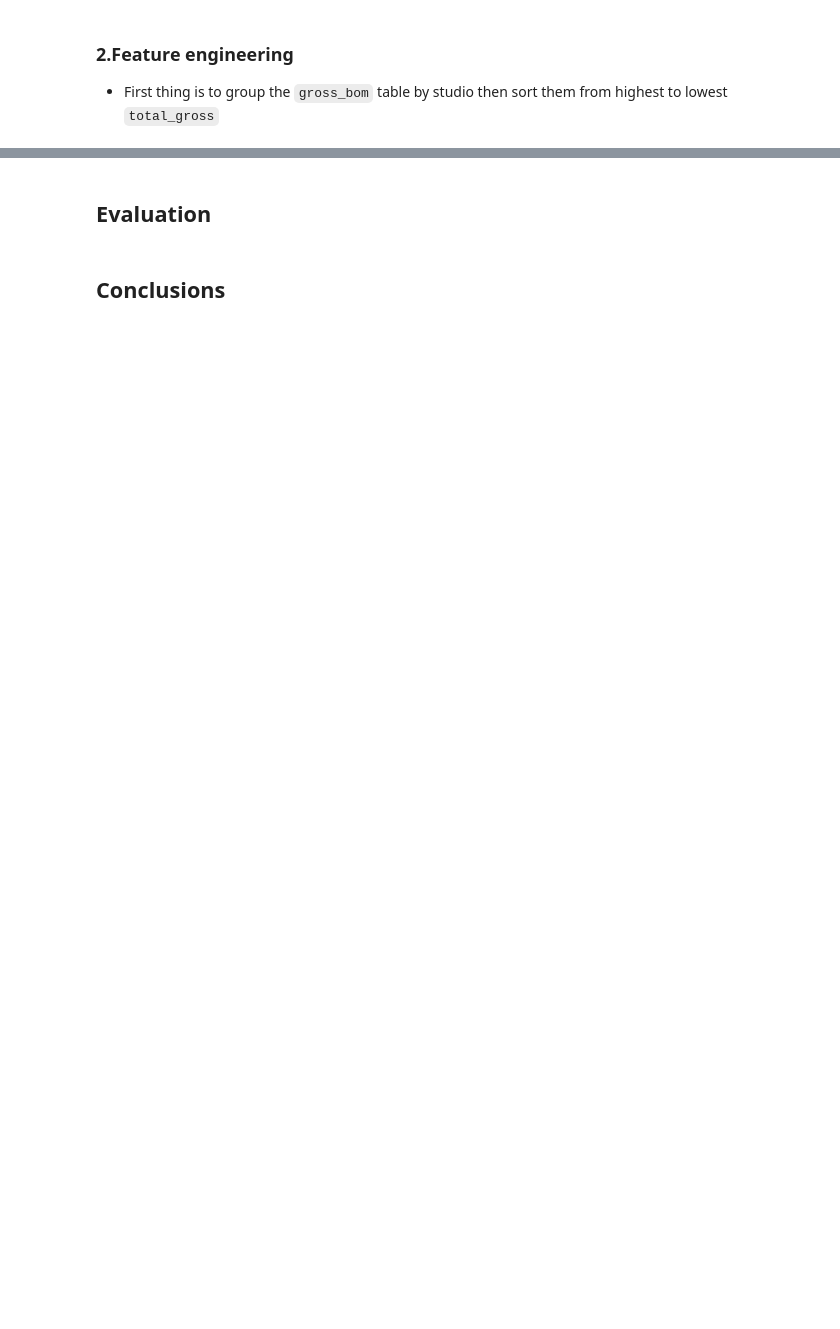
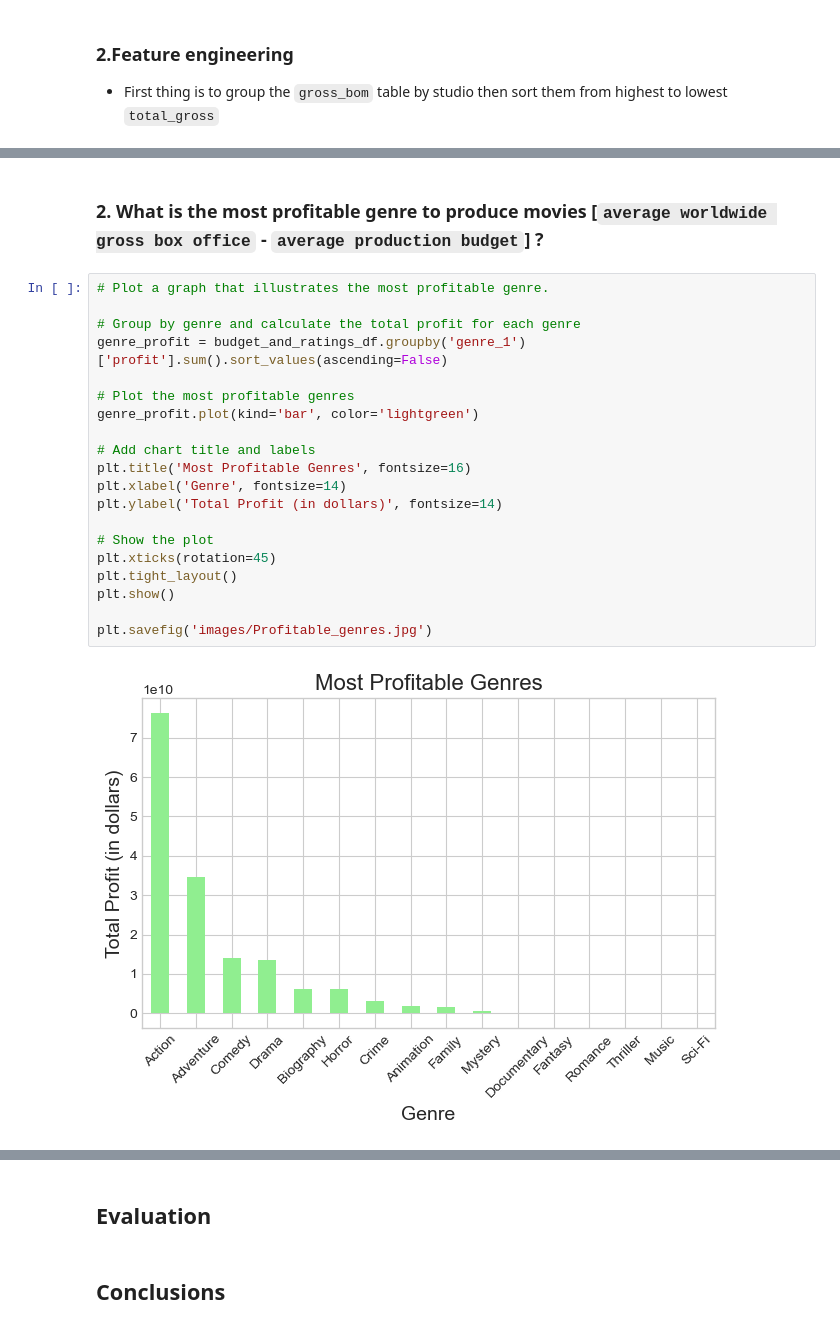
Before and after one commit to eugene-maina72/Phase-2-Project.Movie_Studio, a Jupyter notebook: notebook.ipynb, the cells around one changed output, grey strips where cells are left out. Drawn from its saved outputs; the diff is of its cells as text; blank space fills up the shorter version.

```diff
--- a/notebook.ipynb
+++ b/notebook.ipynb
@@ -521,0 +594,24 @@ print(studio.head())
+# %% [markdown]
+### 2. What is the most profitable genre to produce movies [`average worldwide gross box office` - `average production budget`] ?
+# %%
+# Plot a graph that illustrates the most profitable genre.
+
+# Group by genre and calculate the total profit for each genre
+genre_profit = budget_and_ratings_df.groupby('genre_1')['profit'].sum().sort_values(ascending=False)
+
+# Plot the most profitable genres
+genre_profit.plot(kind='bar', color='lightgreen')
+
+# Add chart title and labels
+plt.title('Most Profitable Genres', fontsize=16)
+plt.xlabel('Genre', fontsize=14)
+plt.ylabel('Total Profit (in dollars)', fontsize=14)
+
+# Show the plot
+plt.xticks(rotation=45)
+plt.tight_layout()
+plt.show()
+
+plt.savefig('images/Profitable_genres.jpg')
+# %% [output]
+[figure, added]
```
Also changed, not shown: parts of 13 cells of this notebook, 2 other files.
